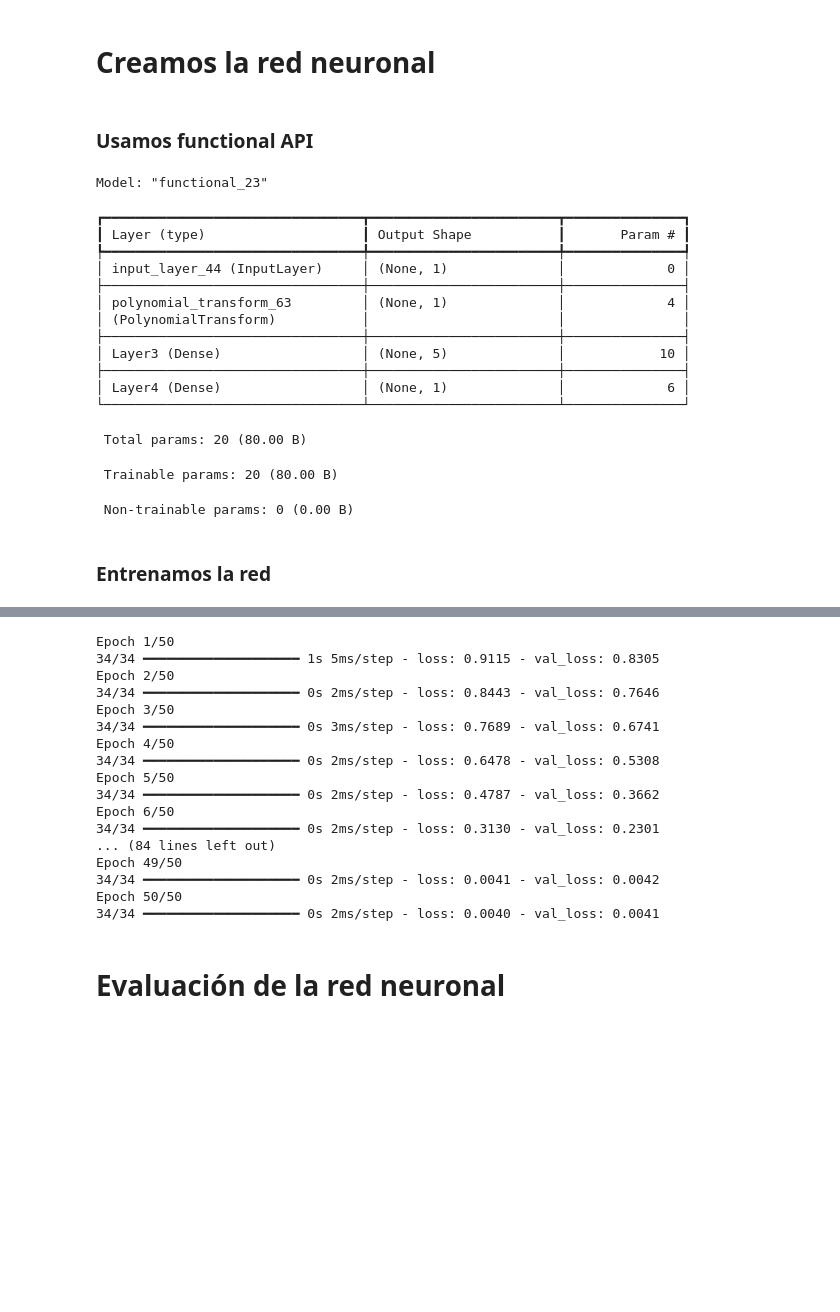
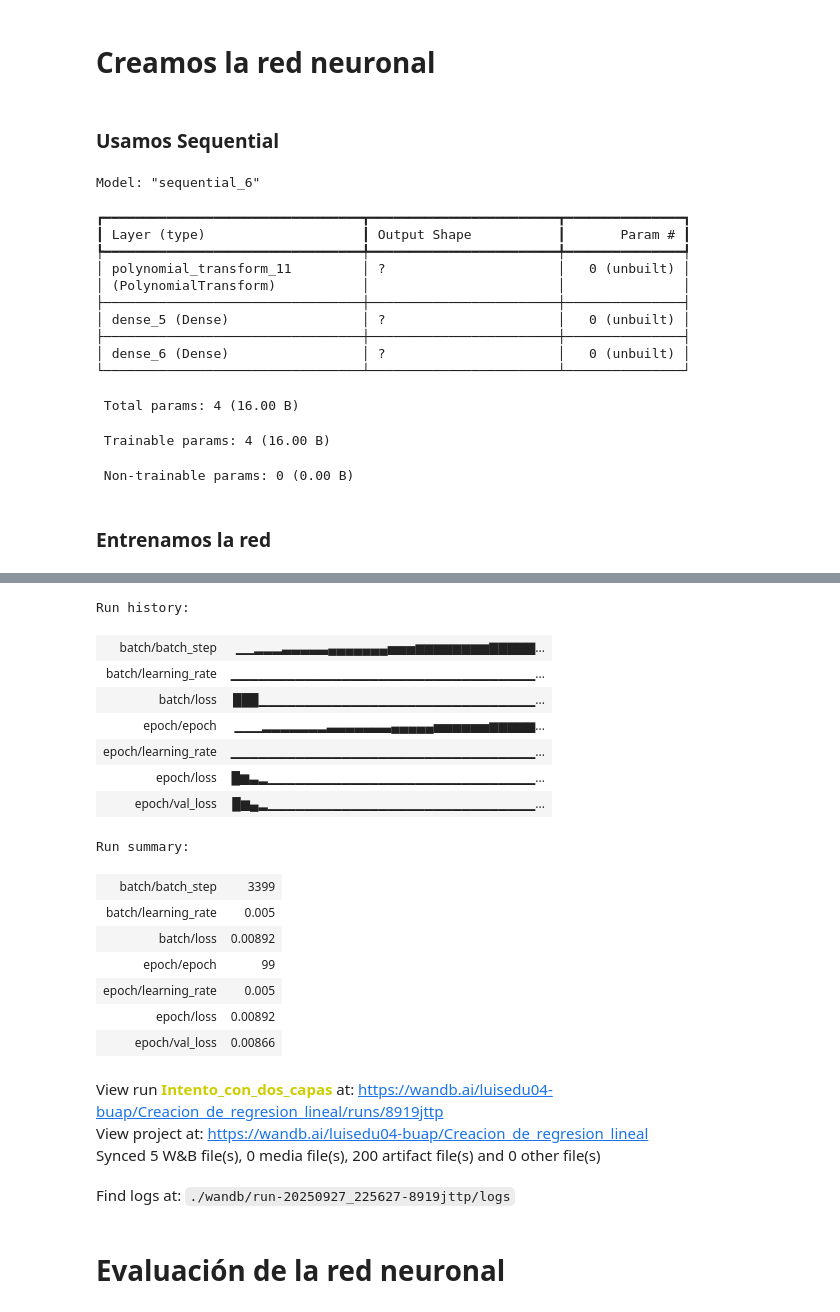
Before and after one commit to Luis-Irineo/KERAS_ODE_SOLVER_AND_CUSTOM_FUNCIONALITIES, a Jupyter notebook: Tarea 4 inciso 3/Polynomial layer.ipynb, the cells around one changed output, grey strips where cells are left out. Saved outputs shown, nothing was run; the diff lists cells and outputs as text; code cells hidden in the pictures; blank space fills up the shorter version.

```diff
--- a/Tarea 4 inciso 3/Polynomial layer.ipynb
+++ b/Tarea 4 inciso 3/Polynomial layer.ipynb
@@ -34,9 +40,9 @@ from tensorflow.keras.callbacks import EarlyStopping
 ## Definimos los híper-parámetros
 # %%
 lr = 0.005 #Learning rate
-epochs = 50
+epochs = 100
 bs = 120 #batch size
 loss = "mse"
 optimizer = "ADAM"
-regularizer = "L2"
+regularizer = "NA"
 # %%
@@ -147,6 +160,6 @@ X_test, y_test = scale_x.transform(X_test), scale_y.transform(y_test)
 # %% [markdown]
 # Creamos la red neuronal
 # %% [markdown]
-### Usamos functional API
+### Usamos Sequential
 # %%
 n = 3
@@ -158,24 +169,21 @@ final_out = Dense(1, name = "Layer4")(dense_out)
 # %%
-model = keras.Model(inputs = inputs, outputs = final_out)
-model.build(input_shape = inputs)
-model.compile(optimizer='adam', loss='mse')
+model.build(input_shape = keras.Input(shape=(1,)) )
+model.compile(optimizer=SGD(learning_rate = lr), loss = 'mse')
 model.summary()
 # %% [output]
-Model: "functional_23"
+Model: "sequential_6"
 ┏━━━━━━━━━━━━━━━━━━━━━━━━━━━━━━━━━┳━━━━━━━━━━━━━━━━━━━━━━━━┳━━━━━━━━━━━━━━━┓
 ┃ Layer (type)                    ┃ Output Shape           ┃       Param # ┃
 ┡━━━━━━━━━━━━━━━━━━━━━━━━━━━━━━━━━╇━━━━━━━━━━━━━━━━━━━━━━━━╇━━━━━━━━━━━━━━━┩
-│ input_layer_44 (InputLayer)     │ (None, 1)              │             0 │
-├─────────────────────────────────┼────────────────────────┼───────────────┤
-│ polynomial_transform_63         │ (None, 1)              │             4 │
+│ polynomial_transform_11         │ ?                      │   0 (unbuilt) │
 │ (PolynomialTransform)           │                        │               │
 ├─────────────────────────────────┼────────────────────────┼───────────────┤
-│ Layer3 (Dense)                  │ (None, 5)              │            10 │
+│ dense_5 (Dense)                 │ ?                      │   0 (unbuilt) │
 ├─────────────────────────────────┼────────────────────────┼───────────────┤
-│ Layer4 (Dense)                  │ (None, 1)              │             6 │
+│ dense_6 (Dense)                 │ ?                      │   0 (unbuilt) │
 └─────────────────────────────────┴────────────────────────┴───────────────┘
- Total params: 20 (80.00 B)
+ Total params: 4 (16.00 B)
- Trainable params: 20 (80.00 B)
+ Trainable params: 4 (16.00 B)
  Non-trainable params: 0 (0.00 B)
 # %%
 # for layer in model.layers:
@@ -189,17 +197,16 @@ Model: "functional_23"
 ### Entrenamos la red
 # %%
 early_stopping = EarlyStopping(monitor='val_loss', patience=5, restore_best_weights=True)
-verbose = 1
-
+verbose = 0
 history = model.fit(X_train, y_train,
                     batch_size = bs,
                     epochs = epochs,
                     verbose = verbose,
                     validation_data = (X_test, y_test),
-                    # callbacks=[
-                    #     WandbMetricsLogger(log_freq=1),
-                    #     WandbModelCheckpoint("models/model.keras")
-                    # ]
+                    callbacks=[
+                        WandbMetricsLogger(log_freq=1),
+                        WandbModelCheckpoint("models/model.keras")
+                    ]
                             )
-# run.finish()
+run.finish()
 # %% [output]
@@ -206,20 +214,23 @@ history = model.fit(X_train, y_train,
-Epoch 1/50
-34/34 ━━━━━━━━━━━━━━━━━━━━ 1s 5ms/step - loss: 0.9115 - val_loss: 0.8305
-Epoch 2/50
-34/34 ━━━━━━━━━━━━━━━━━━━━ 0s 2ms/step - loss: 0.8443 - val_loss: 0.7646
-Epoch 3/50
-34/34 ━━━━━━━━━━━━━━━━━━━━ 0s 3ms/step - loss: 0.7689 - val_loss: 0.6741
-Epoch 4/50
-34/34 ━━━━━━━━━━━━━━━━━━━━ 0s 2ms/step - loss: 0.6478 - val_loss: 0.5308
-Epoch 5/50
-34/34 ━━━━━━━━━━━━━━━━━━━━ 0s 2ms/step - loss: 0.4787 - val_loss: 0.3662
-Epoch 6/50
-34/34 ━━━━━━━━━━━━━━━━━━━━ 0s 2ms/step - loss: 0.3130 - val_loss: 0.2301
-... (84 lines left out)
-Epoch 49/50
-34/34 ━━━━━━━━━━━━━━━━━━━━ 0s 2ms/step - loss: 0.0041 - val_loss: 0.0042
-Epoch 50/50
-34/34 ━━━━━━━━━━━━━━━━━━━━ 0s 2ms/step - loss: 0.0040 - val_loss: 0.0041
+Run history:
+| batch/batch_step | ▁▁▂▂▂▃▃▃▃▃▄▄▄▄▄▄▄▅▅▅▆▆▆▆▆▆▆▆▇▇▇▇▇... |
+| batch/learning_rate | ▁▁▁▁▁▁▁▁▁▁▁▁▁▁▁▁▁▁▁▁▁▁▁▁▁▁▁▁▁▁▁▁▁... |
+| batch/loss | ███▁▁▁▁▁▁▁▁▁▁▁▁▁▁▁▁▁▁▁▁▁▁▁▁▁▁▁▁▁▁... |
+| epoch/epoch | ▁▁▁▂▂▂▂▂▂▂▃▃▃▃▃▃▃▄▄▄▄▄▅▅▅▅▅▅▆▆▆▆▆... |
+| epoch/learning_rate | ▁▁▁▁▁▁▁▁▁▁▁▁▁▁▁▁▁▁▁▁▁▁▁▁▁▁▁▁▁▁▁▁▁... |
+| epoch/loss | █▆▃▂▁▁▁▁▁▁▁▁▁▁▁▁▁▁▁▁▁▁▁▁▁▁▁▁▁▁▁▁▁... |
+| epoch/val_loss | █▆▄▂▁▁▁▁▁▁▁▁▁▁▁▁▁▁▁▁▁▁▁▁▁▁▁▁▁▁▁▁▁... |
+Run summary:
+| batch/batch_step | 3399 |
+| batch/learning_rate | 0.005 |
+| batch/loss | 0.00892 |
+| epoch/epoch | 99 |
+| epoch/learning_rate | 0.005 |
+| epoch/loss | 0.00892 |
+| epoch/val_loss | 0.00866 |
+View run Intento_con_dos_capas at: https://wandb.ai/luisedu04-buap/Creacion_de_regresion_lineal/runs/8919jttp
+View project at: https://wandb.ai/luisedu04-buap/Creacion_de_regresion_lineal
+Synced 5 W&B file(s), 0 media file(s), 200 artifact file(s) and 0 other file(s)
+Find logs at: ./wandb/run-20250927_225627-8919jttp/logs
 # %% [markdown]
 # Evaluación de la red neuronal
 # %% [markdown]
```
Also changed, not shown: parts of 12 cells of this notebook, 8 other files.
